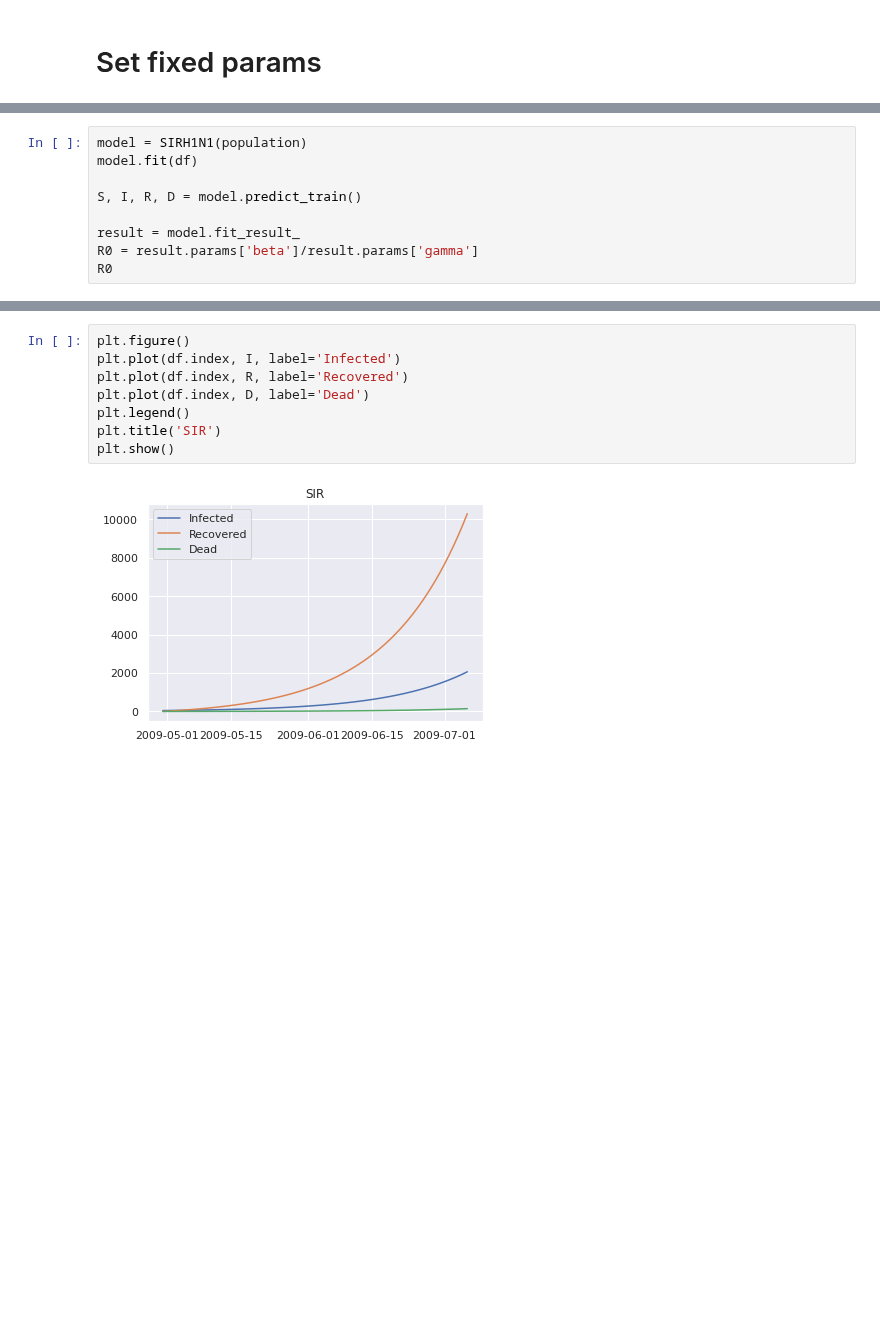
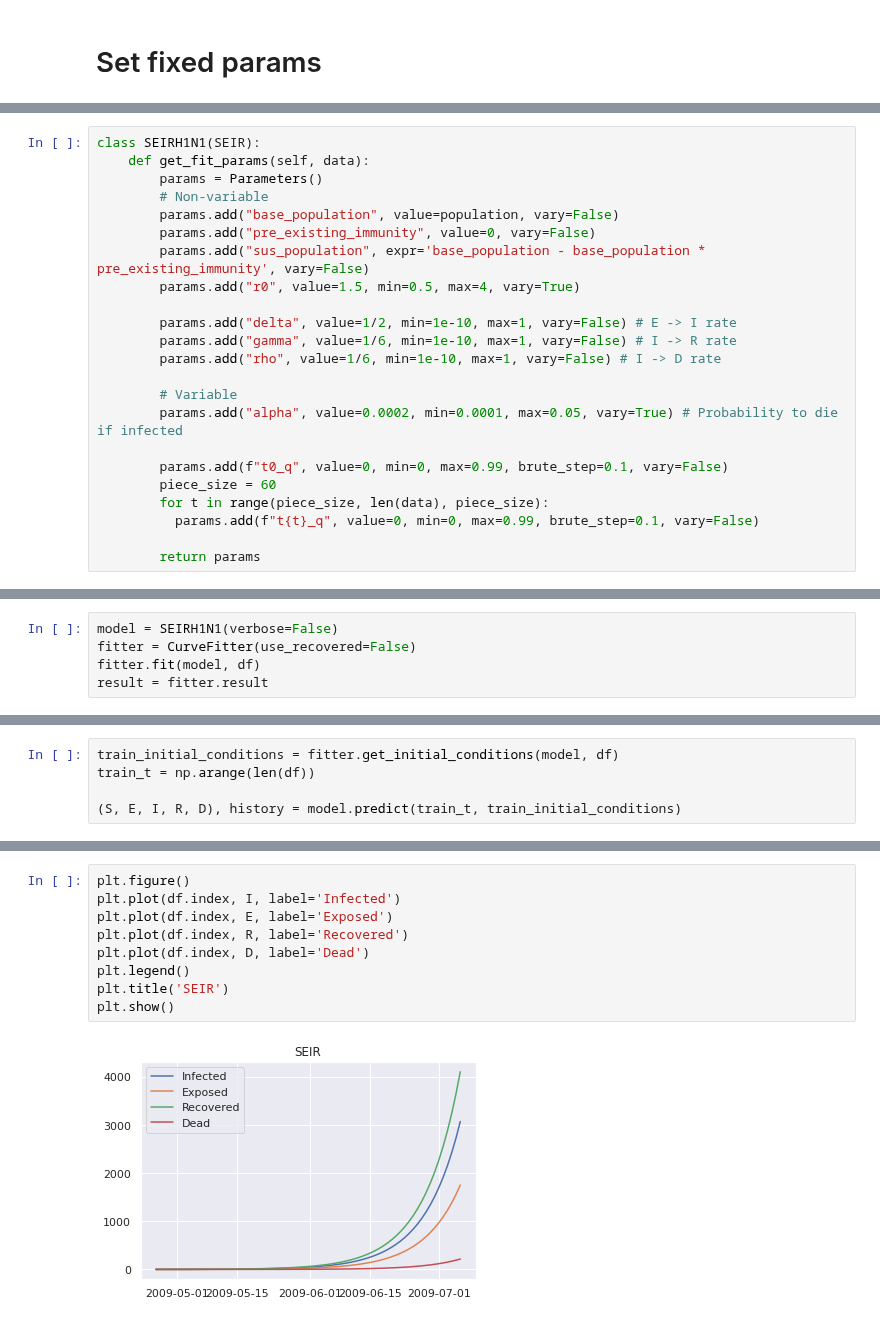
Before and after one commit to btseytlin/covid_peak_sir_modelling, a Jupyter notebook: seir_h1n1.ipynb, the cells around one changed output, grey strips where cells are left out. Cells and saved outputs as stored; diff of their text form; blank space fills up the shorter version.

Commit message:
Apply SEIR to h1n1 data, move code for one day ahead eval to utils

```diff
--- a/seir_h1n1.ipynb
+++ b/seir_h1n1.ipynb
@@ -113,3 +105,26 @@ class SIRH1N1(SIROneStain):
+# %%
+class SEIRH1N1(SEIR):
+    def get_fit_params(self, data):
+        params = Parameters()
+        # Non-variable
+        params.add("base_population", value=population, vary=False)
+        params.add("pre_existing_immunity", value=0, vary=False)
+        params.add("sus_population", expr='base_population - base_population * pre_existing_immunity', vary=False)
+        params.add("r0", value=1.5, min=0.5, max=4, vary=True)
+
+        params.add("delta", value=1/2, min=1e-10, max=1, vary=False) # E -> I rate
+        params.add("gamma", value=1/6, min=1e-10, max=1, vary=False) # I -> R rate
+        params.add("rho", value=1/6, min=1e-10, max=1, vary=False) # I -> D rate
+
+        # Variable
+        params.add("alpha", value=0.0002, min=0.0001, max=0.05, vary=True) # Probability to die if infected
+
+        params.add(f"t0_q", value=0, min=0, max=0.99, brute_step=0.1, vary=False)
+        piece_size = 60
+        for t in range(piece_size, len(data), piece_size):
+          params.add(f"t{t}_q", value=0, min=0, max=0.99, brute_step=0.1, vary=False)
+
+        return params
 # %%
 df.iloc[0]
 # %% [output]
@@ -119,9 +134,0 @@ Name: 2009-04-30 00:00:00, dtype: float64
-# %%
-model = SIRH1N1(population)
-model.fit(df)
-
-S, I, R, D = model.predict_train()
-
-result = model.fit_result_
-R0 = result.params['beta']/result.params['gamma']
-R0
@@ -130,3 +137,8 @@ R0
+# %%
+model = SEIRH1N1(verbose=False)
+fitter = CurveFitter(use_recovered=False)
+fitter.fit(model, df)
+result = fitter.result
 # %%
 result
 # %% [output]
@@ -149,0 +168,5 @@ Variables
+# %%
+train_initial_conditions = fitter.get_initial_conditions(model, df)
+train_t = np.arange(len(df))
+
+(S, E, I, R, D), history = model.predict(train_t, train_initial_conditions)
@@ -168,10 +199,11 @@ plt.show()
 # %%
 plt.figure()
 plt.plot(df.index, I, label='Infected')
+plt.plot(df.index, E, label='Exposed')
 plt.plot(df.index, R, label='Recovered')
 plt.plot(df.index, D, label='Dead')
 plt.legend()
-plt.title('SIR')
+plt.title('SEIR')
 plt.show()
 # %% [output]
-[figure, old version]
+[figure, new version]
```
Also changed, not shown: parts of 23 cells of this notebook, 4 other files.
